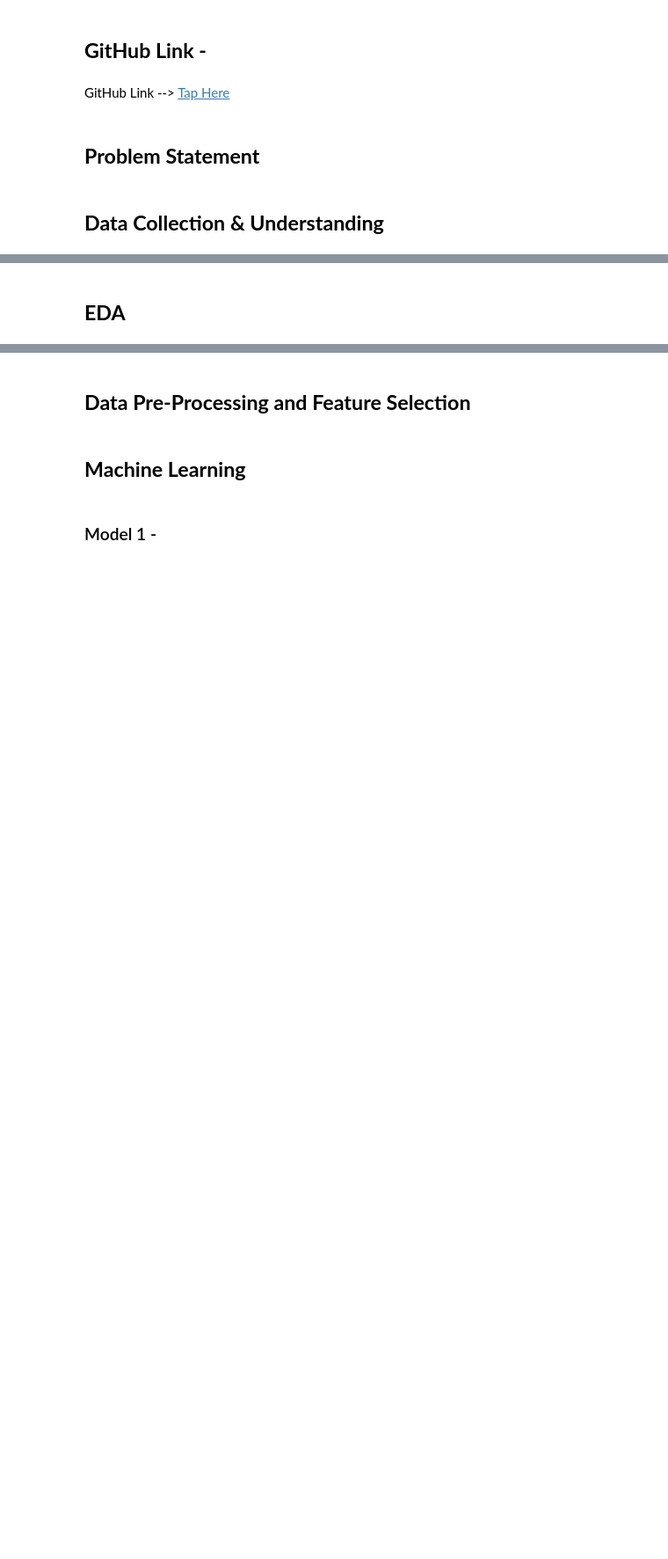
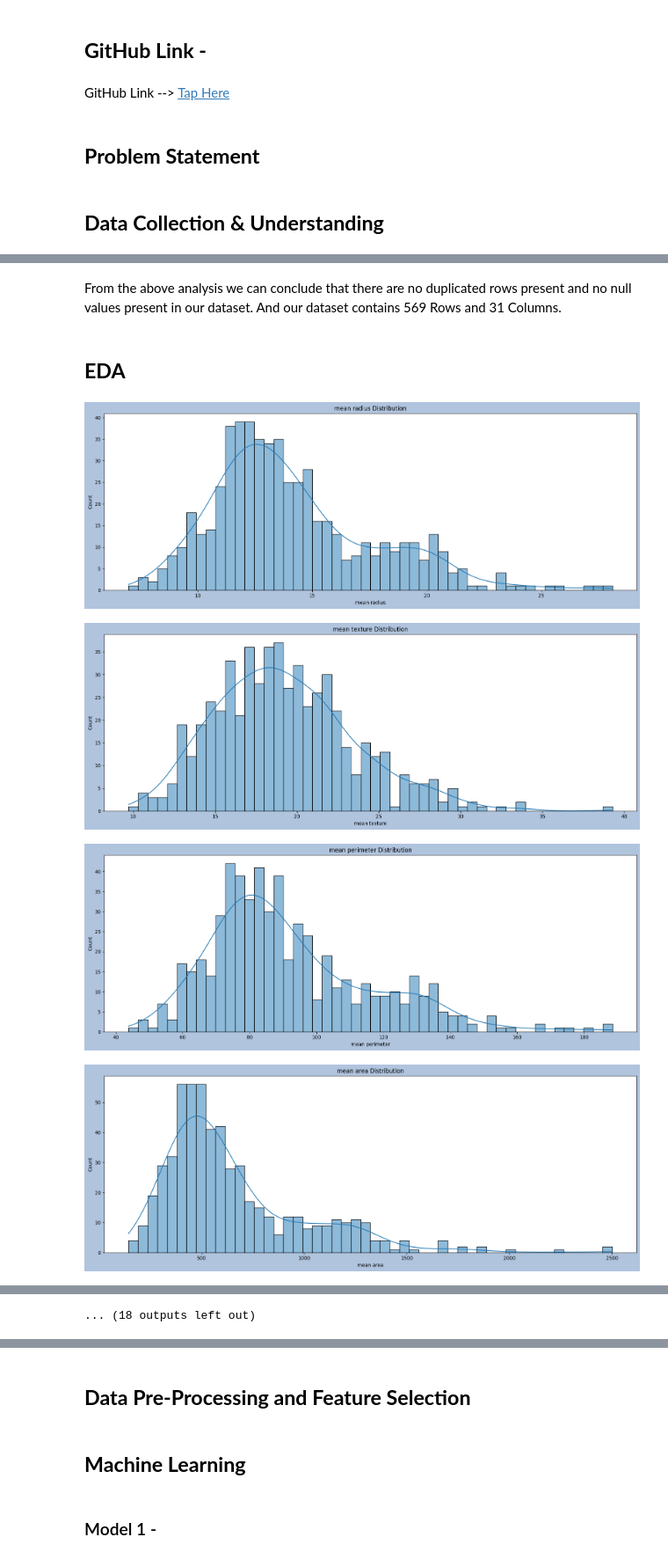
Before and after one commit to hmarathe420/Breast_Cancer_Detection, a Jupyter notebook: Breast_Cancer_Prediction.ipynb, the cells around one changed output, grey strips where cells are left out. Shown at 88% size. Drawn from its saved outputs; the diff is of its cells as text; code cells hidden in the pictures; blank space fills up the shorter version.

Commit message:
Data Visualization | Histogram Plot | Scatter Plot | Heatmap.

```diff
--- a/Breast_Cancer_Prediction.ipynb
+++ b/Breast_Cancer_Prediction.ipynb
@@ -29,2 +30,6 @@ warnings.filterwarnings('ignore')
+# %%
+# Collecting data from sklearn datasets
+data = sklearn.datasets.load_breast_cancer()
+df = pd.DataFrame(data.data, columns = data.feature_names)
 # %%
 # Top 5 rows of diabetes dataset
@@ -32,2 +45,5 @@ warnings.filterwarnings('ignore')
+# %%
+# adding the 'target' column to the data frame
+df['label'] = data.target
 # %%
 # dataset information
@@ -47,2 +114,18 @@ warnings.filterwarnings('ignore')
+# %% [markdown]
+From the above analysis we can conclude that there are no duplicated rows present and no null values present in our dataset. And our dataset contains 569 Rows and 31 Columns.
 # %% [markdown]
 ## **EDA**
+# %%
+# Ploting each feature distribution with histplot
+features = list(df.columns)[:-1]
+for col in features:
+  plt.figure(figsize = (16,6), facecolor = 'lightsteelblue')
+  sns.histplot(df[col], kde= True, bins= 50)
+  plt.title(f"{col} Distribution")
+plt.tight_layout()
+plt.show()
+# %% [output]
+[figure, added]
+[figure, added]
+[figure, added]
+[figure, added]
@@ -48,0 +140 @@ warnings.filterwarnings('ignore')
+... (18 outputs left out)
```
Also changed, not shown: parts of 11 cells of this notebook.
